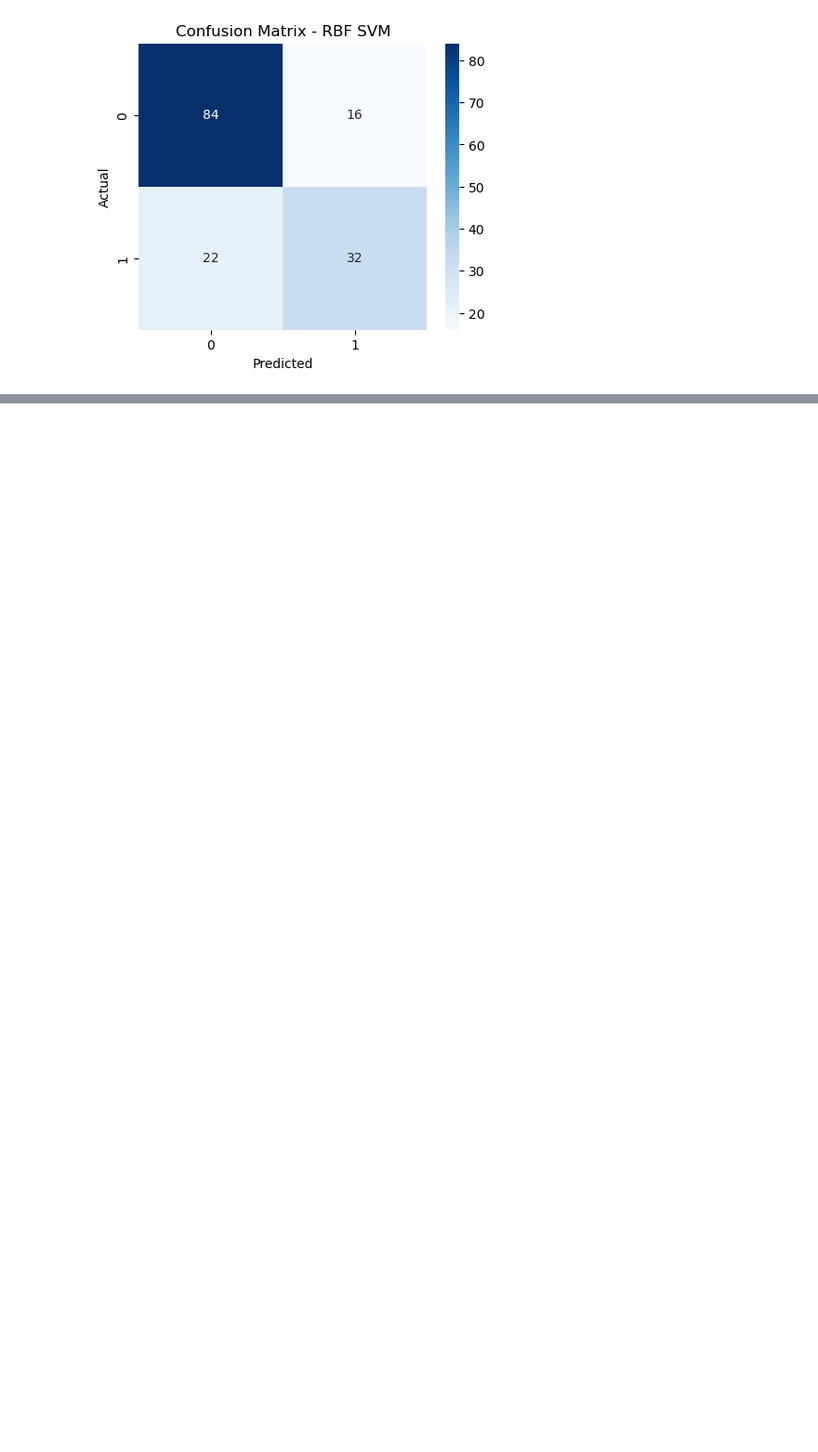
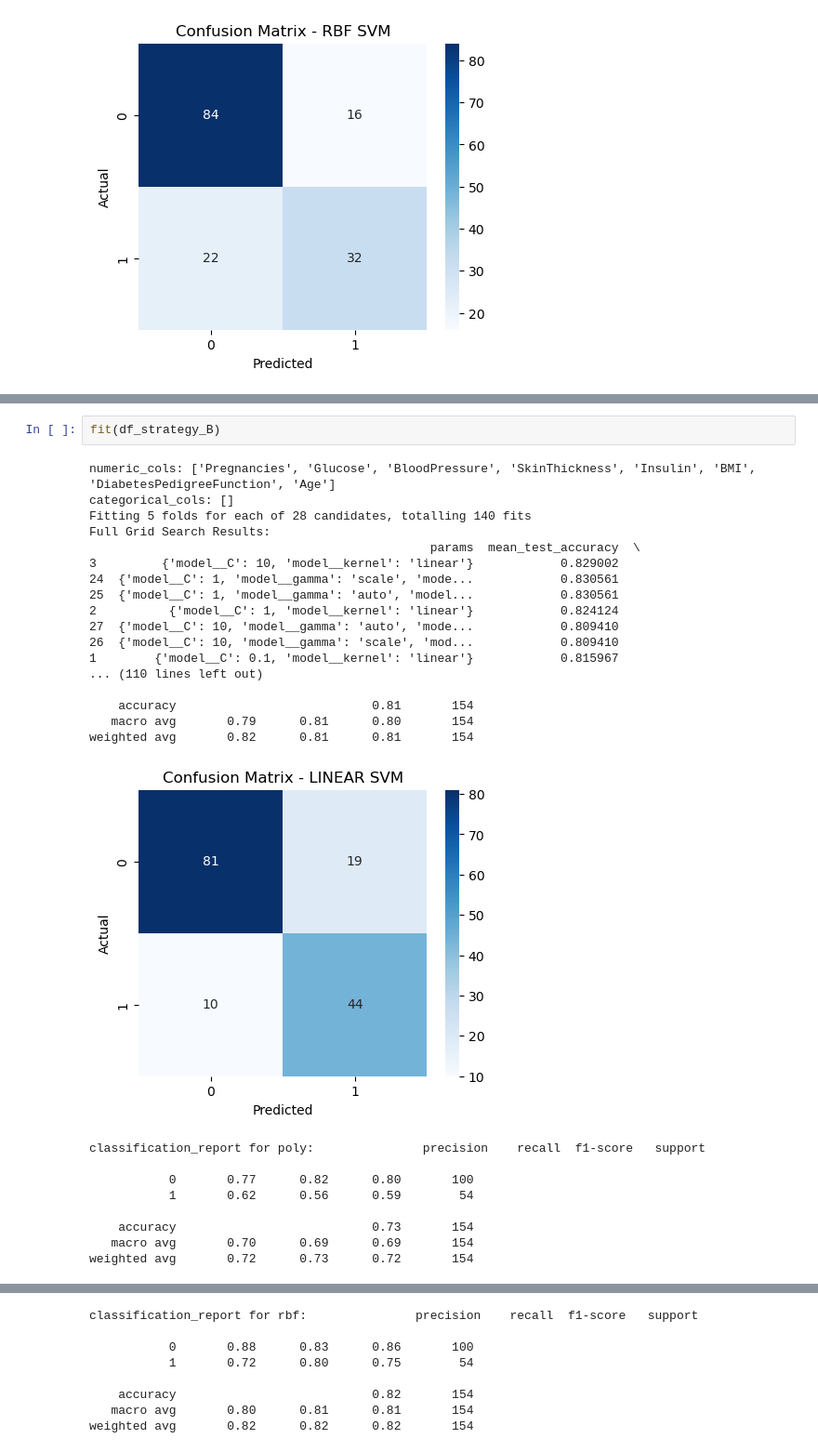
Before and after one commit to S66K22/MaktabHomeworks, a Jupyter notebook: hw11/Untitled.ipynb, the cells around one changed output, grey strips where cells are left out. Shown at 93% size. Cells and saved outputs as stored; diff of their text form; blank space fills up the shorter version.

```diff
--- a/hw11/Untitled.ipynb
+++ b/hw11/Untitled.ipynb
@@ -759,0 +962,29 @@ for kernel in kernels:
+# %%
+fit(df_strategy_B)
+# %% [output]
+numeric_cols: ['Pregnancies', 'Glucose', 'BloodPressure', 'SkinThickness', 'Insulin', 'BMI', 'DiabetesPedigreeFunction', 'Age']
+categorical_cols: []
+Fitting 5 folds for each of 28 candidates, totalling 140 fits
+Full Grid Search Results:
+                                               params  mean_test_accuracy  \
+3         {'model__C': 10, 'model__kernel': 'linear'}            0.829002
+24  {'model__C': 1, 'model__gamma': 'scale', 'mode...            0.830561
+25  {'model__C': 1, 'model__gamma': 'auto', 'model...            0.830561
+2          {'model__C': 1, 'model__kernel': 'linear'}            0.824124
+27  {'model__C': 10, 'model__gamma': 'auto', 'mode...            0.809410
+26  {'model__C': 10, 'model__gamma': 'scale', 'mod...            0.809410
+1        {'model__C': 0.1, 'model__kernel': 'linear'}            0.815967
+... (110 lines left out)
+
+    accuracy                           0.81       154
+   macro avg       0.79      0.81      0.80       154
+weighted avg       0.82      0.81      0.81       154
+[figure, added]
+classification_report for poly:               precision    recall  f1-score   support
+
+           0       0.77      0.82      0.80       100
+           1       0.62      0.56      0.59        54
+
+    accuracy                           0.73       154
+   macro avg       0.70      0.69      0.69       154
+weighted avg       0.72      0.73      0.72       154
@@ -759,0 +992,8 @@ for kernel in kernels:
+classification_report for rbf:               precision    recall  f1-score   support
+
+           0       0.88      0.83      0.86       100
+           1       0.72      0.80      0.75        54
+
+    accuracy                           0.82       154
+   macro avg       0.80      0.81      0.81       154
+weighted avg       0.82      0.82      0.82       154
```
Also changed, not shown: parts of 24 cells of this notebook, 1 other file.
